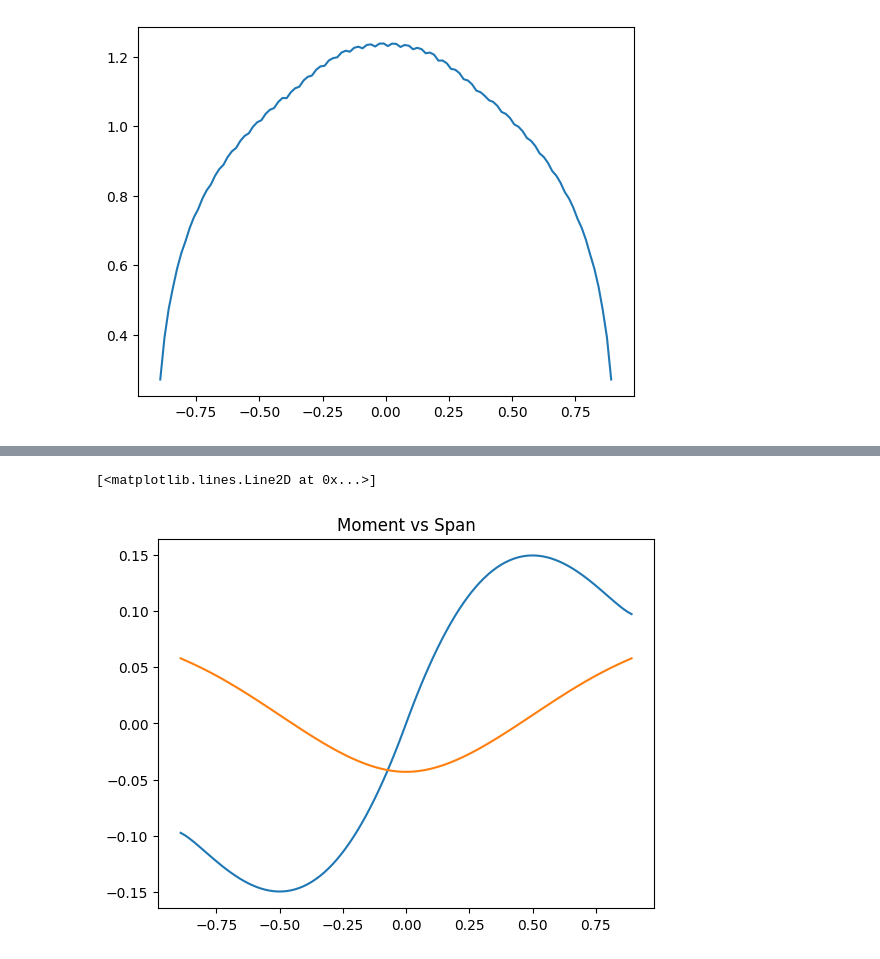
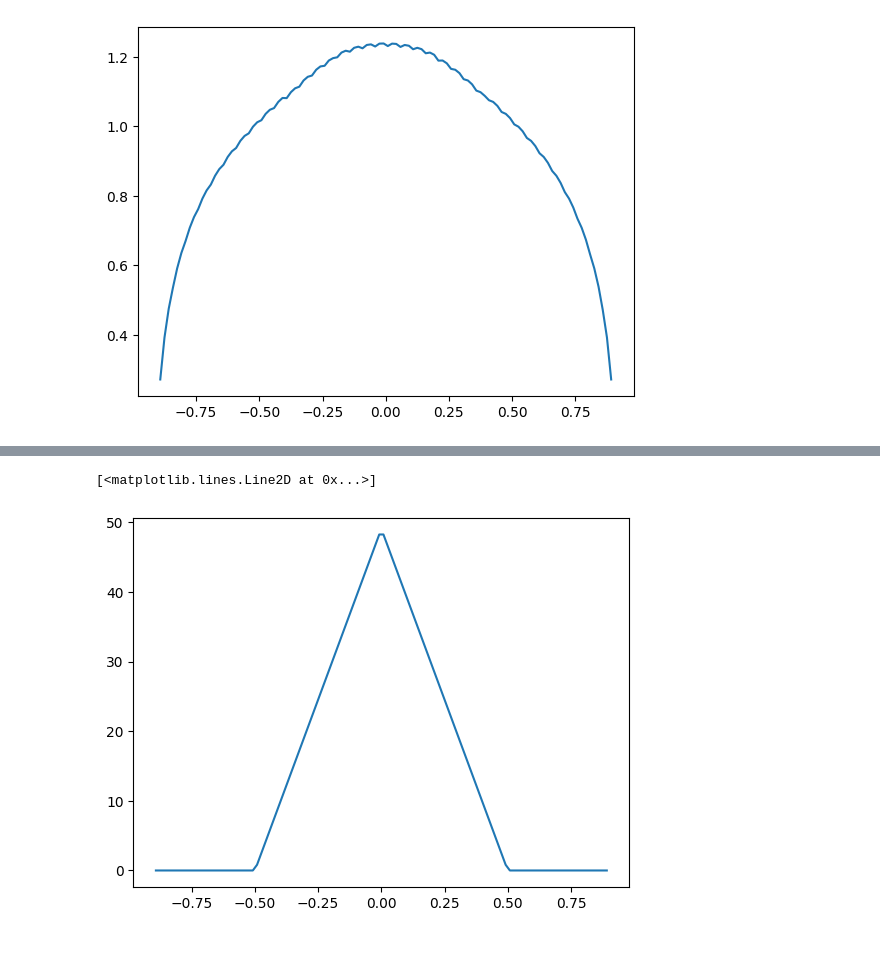
Before and after one commit to ubcuas/Aircraft-Scripts-2023, a Jupyter notebook: Beam_bending_Python/main.ipynb, the cells around one changed output, grey strips where cells are left out. Cells and saved outputs as stored; diff of their text form; code cells hidden in the pictures.

```diff
--- a/Beam_bending_Python/main.ipynb
+++ b/Beam_bending_Python/main.ipynb
@@ -43,12 +60,22 @@ plt.plot(wing['y_span'],moment)
-# %%
-plt.title('Moment vs Span')
-theta = integrate.cumulative_trapezoid(moment,wing['y_span'],initial = 0)
-theta = integrate.cumulative_trapezoid(moment, wing['y_span'], initial=0)
-theta -= np.median(theta)
-plt.plot(wing['y_span'], theta,label = 'theta')
-displacement = integrate.cumulative_trapezoid(theta, wing['y_span'], initial=0)
-displacement -= np.median(displacement)
-plt.plot(wing['y_span'], displacement,label = 'displacement')
-# %% [output]
-[<matplotlib.lines.Line2D at 0x...>]
-[figure, removed]
+# %%
+plane_mass = 10         #kg
+W = plane_mass * 9.81   # weight in N acting in middle of wing spar
+moment1b = []
+
+
+
+for index, row in wing.iterrows():
+    if row['y_span'] < pin_a: # to left of pin a
+        moment1b.append(0)
+    elif row['y_span'] > pin_a and row['y_span'] < 0: # between pin a and center
+        moment1b.append(W * (row['y_span']-pin_a))
+    elif row['y_span'] > 0 and row['y_span'] < pin_b: # between center and pin b
+        moment1b.append(W * (pin_b-row['y_span']))
+    else: #to the right of pin b
+        moment1b.append(0)
+
+
+plt.plot(wing['y_span'],moment1b)
+# %% [output]
+[<matplotlib.lines.Line2D at 0x...>]
+[figure, added]
```
Also changed, not shown: parts of 10 cells of this notebook.
